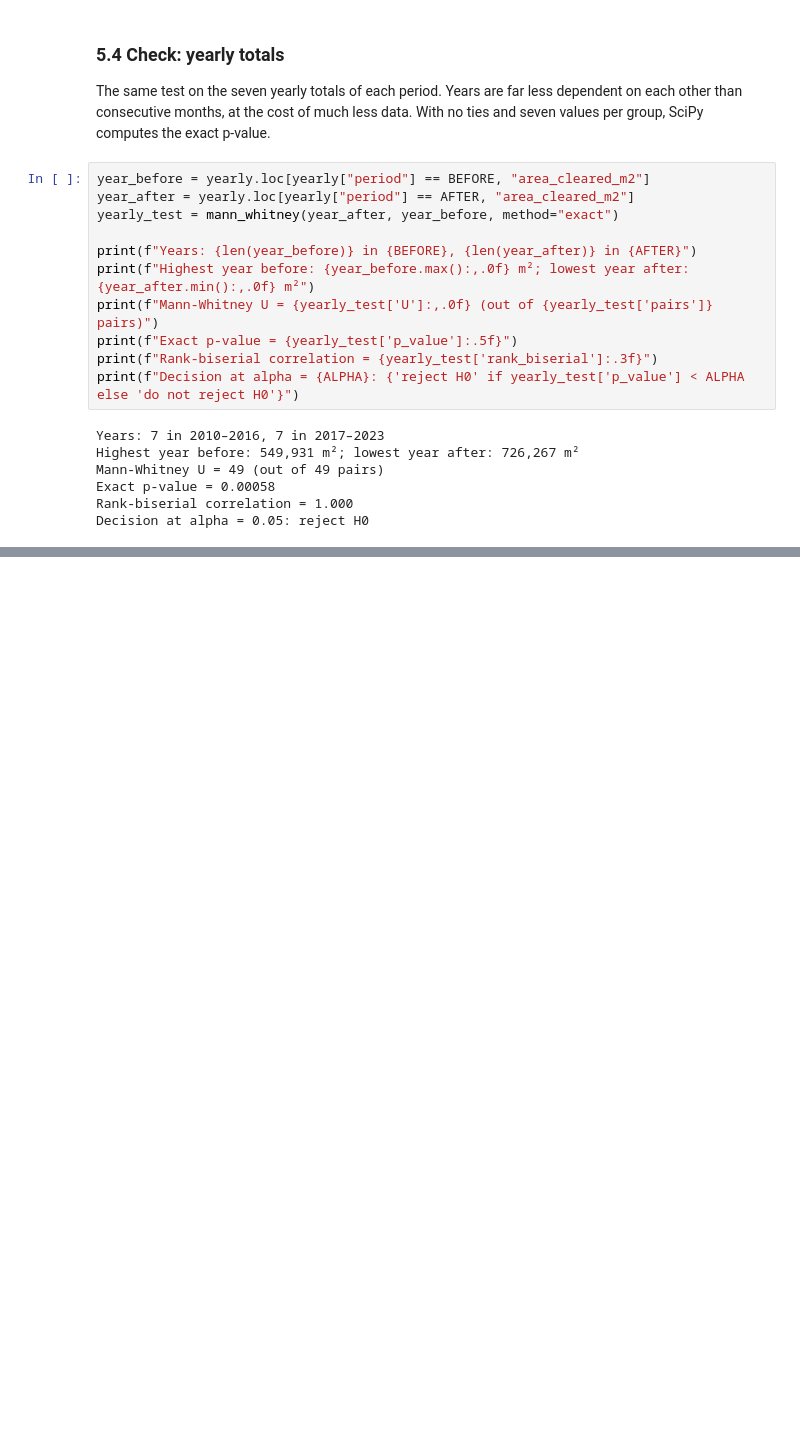
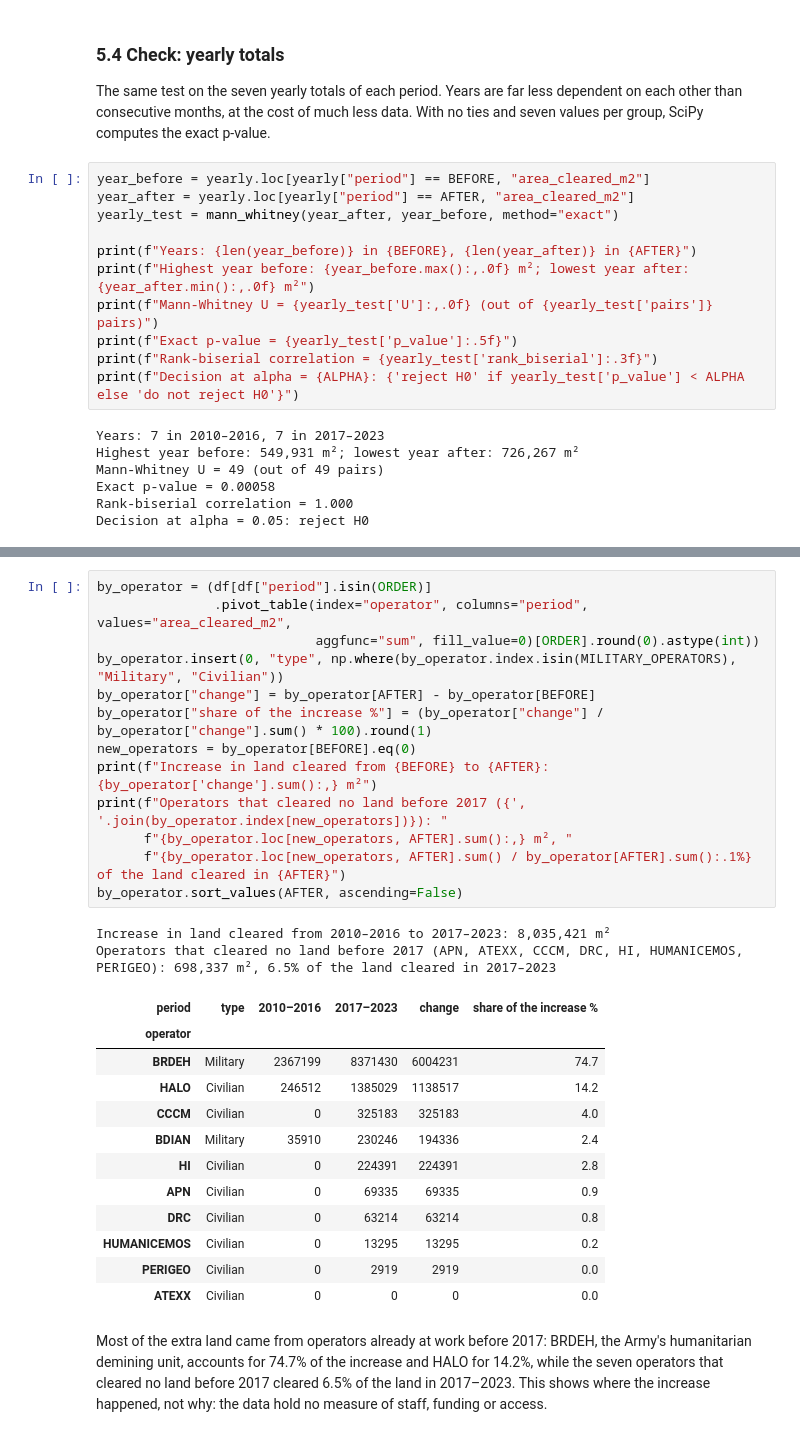
Before and after one commit to travisrcarlson/statistical-analysis-project, a Jupyter notebook: analysis.ipynb, the cells around one changed output, grey strips where cells are left out. Saved outputs shown, nothing was run; the diff lists cells and outputs as text; blank space fills up the shorter version.

```diff
--- a/analysis.ipynb
+++ b/analysis.ipynb
@@ -754 +799,31 @@ Decision at alpha = 0.05: reject H0
+# %%
+by_operator = (df[df["period"].isin(ORDER)]
+               .pivot_table(index="operator", columns="period", values="area_cleared_m2",
+                            aggfunc="sum", fill_value=0)[ORDER].round(0).astype(int))
+by_operator.insert(0, "type", np.where(by_operator.index.isin(MILITARY_OPERATORS), "Military", "Civilian"))
+by_operator["change"] = by_operator[AFTER] - by_operator[BEFORE]
+by_operator["share of the increase %"] = (by_operator["change"] / by_operator["change"].sum() * 100).round(1)
+new_operators = by_operator[BEFORE].eq(0)
+print(f"Increase in land cleared from {BEFORE} to {AFTER}: {by_operator['change'].sum():,} m²")
+print(f"Operators that cleared no land before 2017 ({', '.join(by_operator.index[new_operators])}): "
+      f"{by_operator.loc[new_operators, AFTER].sum():,} m², "
+      f"{by_operator.loc[new_operators, AFTER].sum() / by_operator[AFTER].sum():.1%} of the land cleared in {AFTER}")
+by_operator.sort_values(AFTER, ascending=False)
+# %% [output]
+Increase in land cleared from 2010–2016 to 2017–2023: 8,035,421 m²
+Operators that cleared no land before 2017 (APN, ATEXX, CCCM, DRC, HI, HUMANICEMOS, PERIGEO): 698,337 m², 6.5% of the land cleared in 2017–2023
+| period | type | 2010–2016 | 2017–2023 | change | share of the increase % |
+| operator |  |  |  |  |  |
+| BRDEH | Military | 2367199 | 8371430 | 6004231 | 74.7 |
+| HALO | Civilian | 246512 | 1385029 | 1138517 | 14.2 |
+| CCCM | Civilian | 0 | 325183 | 325183 | 4.0 |
+| BDIAN | Military | 35910 | 230246 | 194336 | 2.4 |
+| HI | Civilian | 0 | 224391 | 224391 | 2.8 |
+| APN | Civilian | 0 | 69335 | 69335 | 0.9 |
+| DRC | Civilian | 0 | 63214 | 63214 | 0.8 |
+| HUMANICEMOS | Civilian | 0 | 13295 | 13295 | 0.2 |
+| PERIGEO | Civilian | 0 | 2919 | 2919 | 0.0 |
+| ATEXX | Civilian | 0 | 0 | 0 | 0.0 |
+# %% [markdown]
+Most of the extra land came from operators already at work before 2017: BRDEH, the Army's humanitarian demining unit, accounts for 74.7% of the increase and HALO for 14.2%, while the seven operators that cleared no land before 2017 cleared 6.5% of the land in 2017–2023. This shows where the increase happened, not why: the data hold no measure of staff, funding or access.
 # %% [markdown]
```
Also changed, not shown: parts of 12 cells of this notebook.
